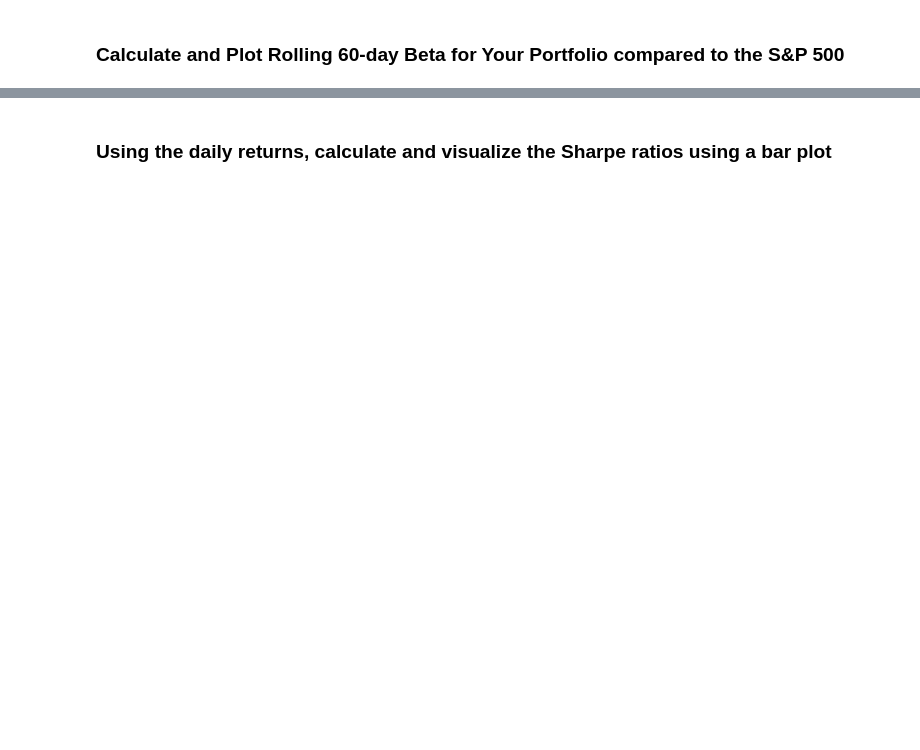
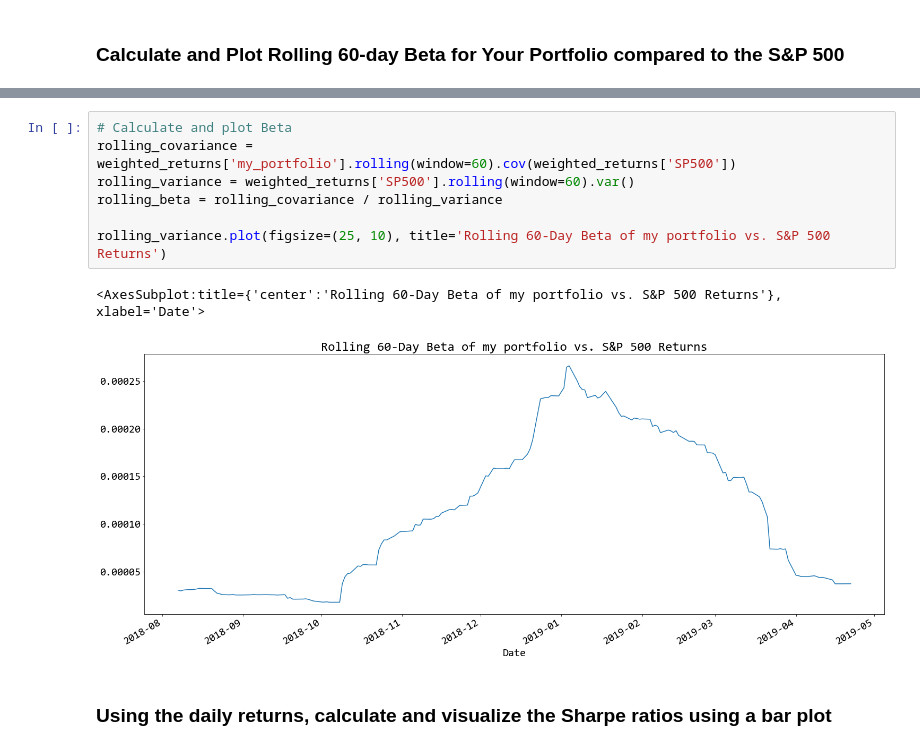
Before and after one commit to crisstelista/FinTech-Bootcamp, a Jupyter notebook: PREWORK_CP/Module-4/Homework/whale_analysis.ipynb, the cells around one changed output, grey strips where cells are left out. Drawn from its saved outputs; the diff is of its cells as text; blank space fills up the shorter version.

```diff
--- a/PREWORK_CP/Module-4/Homework/whale_analysis.ipynb
+++ b/PREWORK_CP/Module-4/Homework/whale_analysis.ipynb
@@ -445,3 +552,13 @@ weights = [1/3, 1/3, 1/3]
+# %%
+# Calculate and plot Beta
+rolling_covariance = weighted_returns['my_portfolio'].rolling(window=60).cov(weighted_returns['SP500'])
+rolling_variance = weighted_returns['SP500'].rolling(window=60).var()
+rolling_beta = rolling_covariance / rolling_variance
+
+rolling_variance.plot(figsize=(25, 10), title='Rolling 60-Day Beta of my portfolio vs. S&P 500 Returns')
+# %% [output]
+<AxesSubplot:title={'center':'Rolling 60-Day Beta of my portfolio vs. S&P 500 Returns'}, xlabel='Date'>
+[figure, added]
 # %% [markdown]
 ### Using the daily returns, calculate and visualize the Sharpe ratios using a bar plot
 # %%
```
Also changed, not shown: parts of 33 cells of this notebook.
